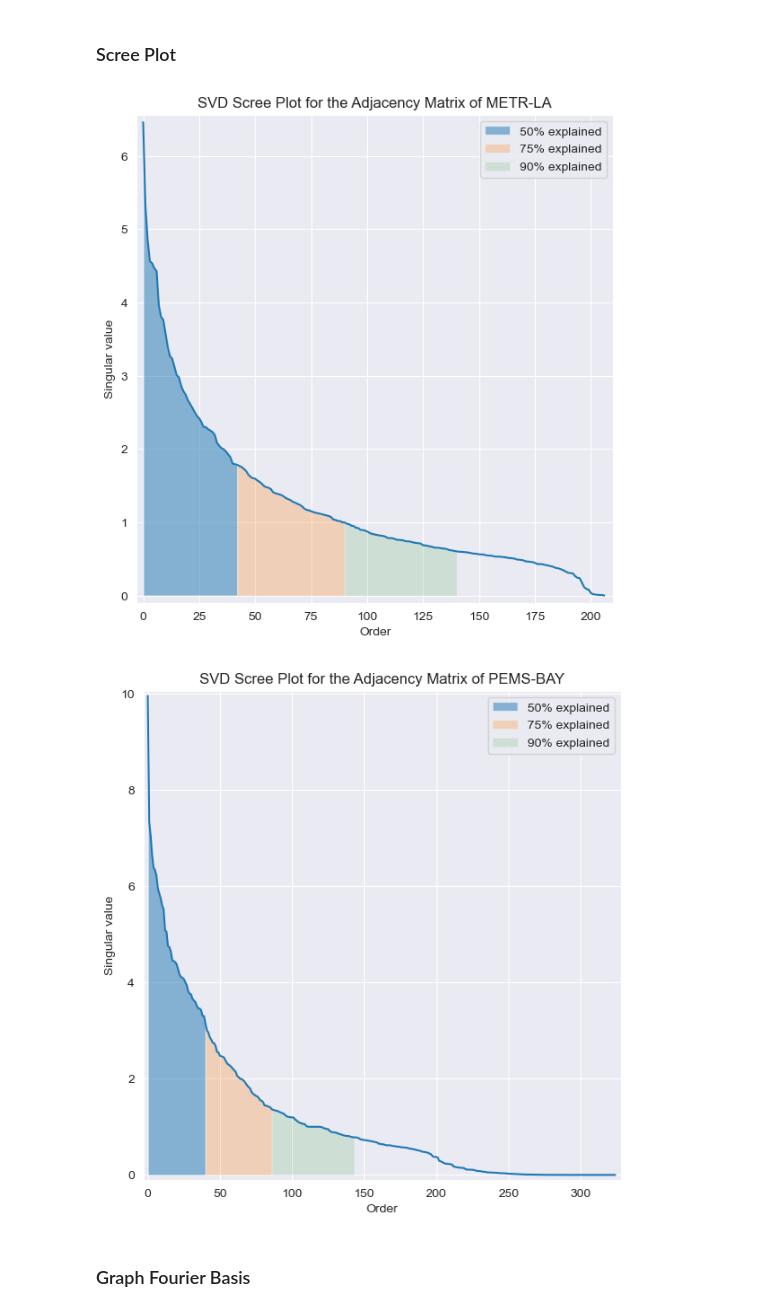
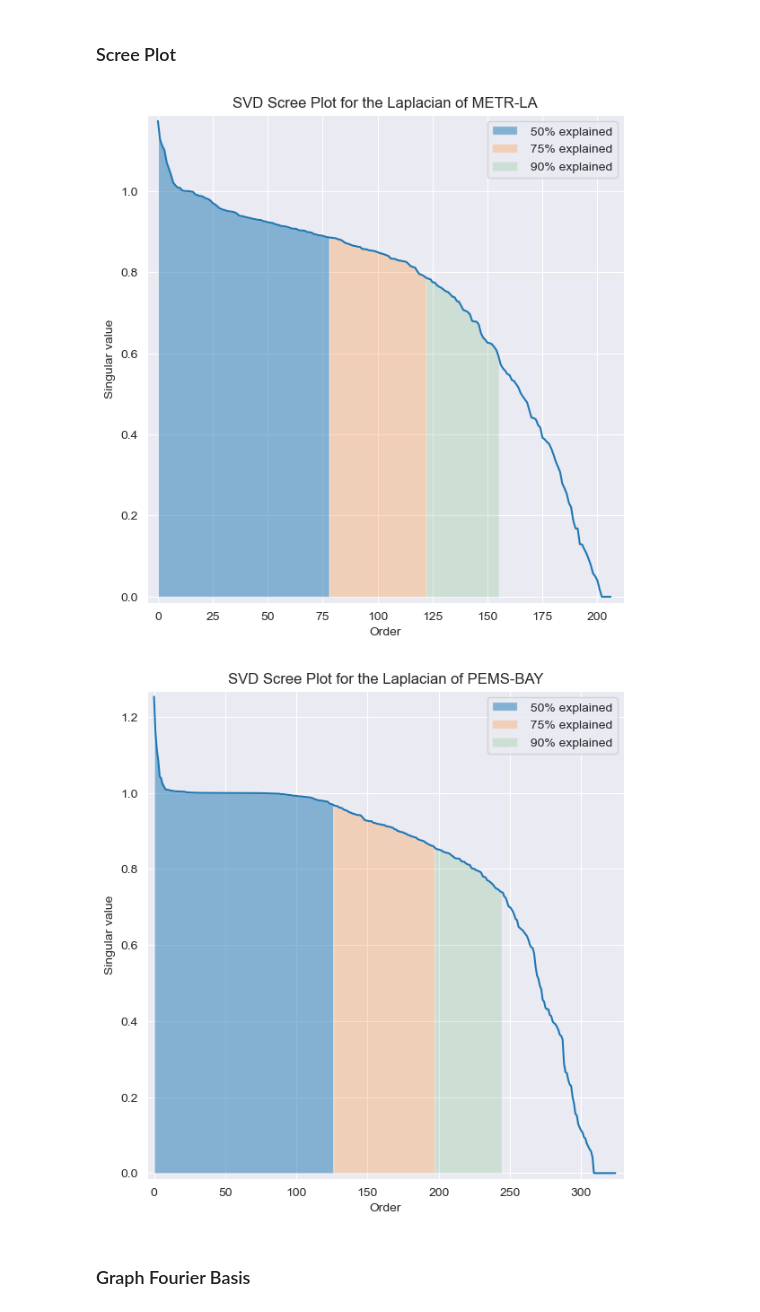
Before and after one commit to AnnetteJing/CS224W_Project, a Jupyter notebook: analysis/graph_eda.ipynb, the cells around one changed output. Cells and saved outputs as stored; diff of their text form; code cells hidden in the pictures.

Commit message:
More work on visualization

```diff
--- a/analysis/graph_eda.ipynb
+++ b/analysis/graph_eda.ipynb
@@ -88,4 +113,9 @@ nx.draw_networkx(nx.from_numpy_array(adj_mats["metr"] - np.eye(adj_mats["metr"].
 # %%
+dataset = "pems"
 _, ax = plt.subplots(nrows=1, ncols=1, figsize=(15, 10))
-nx.draw_networkx(nx.from_numpy_array(adj_mats["pems"] - np.eye(adj_mats["pems"].shape[0])), ax=ax)
+nx.draw_networkx(
+    nx.from_numpy_array(
+        adj_mats[dataset] - np.eye(adj_mats[dataset].shape[0]),
+        create_using=nx.DiGraph
+    ), ax=ax)
 # %% [output]
@@ -104,0 +135,6 @@ _ = sns.heatmap(adj_mats["pems"])
+# %%
+eig = dict()
+for dataset, laplacian in laplacians_symm.items():
+    evals, evecs = np.linalg.eig(laplacian)
+    idx = evals.argsort()[::-1]
+    eig[dataset] = {"evals": evals[idx], "evecs": evecs[:, idx]}
@@ -104,0 +189,3 @@ _ = sns.heatmap(adj_mats["pems"])
+# %%
+dataset = "pems"
+plot_screeplot(eig[dataset]["evals"], decomp="eig", dataset=dataset, symmetrized=True)
@@ -106,8 +195,8 @@ _ = sns.heatmap(adj_mats["pems"])
 ## Graph Fourier Transform with SVD
 # %%
 svd = dict()
-for method, adj_mat in adj_mats.items():
-    svecs_l, svals, svecs_r = np.linalg.svd(adj_mat)
-    svd[method] = {"svals": svals, "svecs_l": svecs_l, "svecs_r": svecs_r}
+for dataset, laplacian in laplacians.items():
+    svecs_l, svals, svecs_r = np.linalg.svd(laplacian)
+    svd[dataset] = {"svals": svals, "svecs_l": svecs_l, "svecs_r": svecs_r.T}
 # %% [markdown]
 ### Scree Plot
@@ -151,12 +203,12 @@ def plot_svd_screeplot(svals: np.ndarray, method: str = None):
 # %%
-method = "metr"
-plot_svd_screeplot(svd[method]["svals"], method=method)
+dataset = "metr"
+plot_screeplot(svd[dataset]["svals"], decomp="svd", dataset=dataset)
 # %% [output]
-[figure, old version]
+[figure, new version]
 # %%
-method = "pems"
-plot_svd_screeplot(svd[method]["svals"], method=method)
+dataset = "pems"
+plot_screeplot(svd[dataset]["svals"], decomp="svd", dataset=dataset)
 # %% [output]
-[figure, old version]
+[figure, new version]
 # %% [markdown]
 ### Graph Fourier Basis
```
Also changed, not shown: parts of 19 cells of this notebook, 3 other files.
